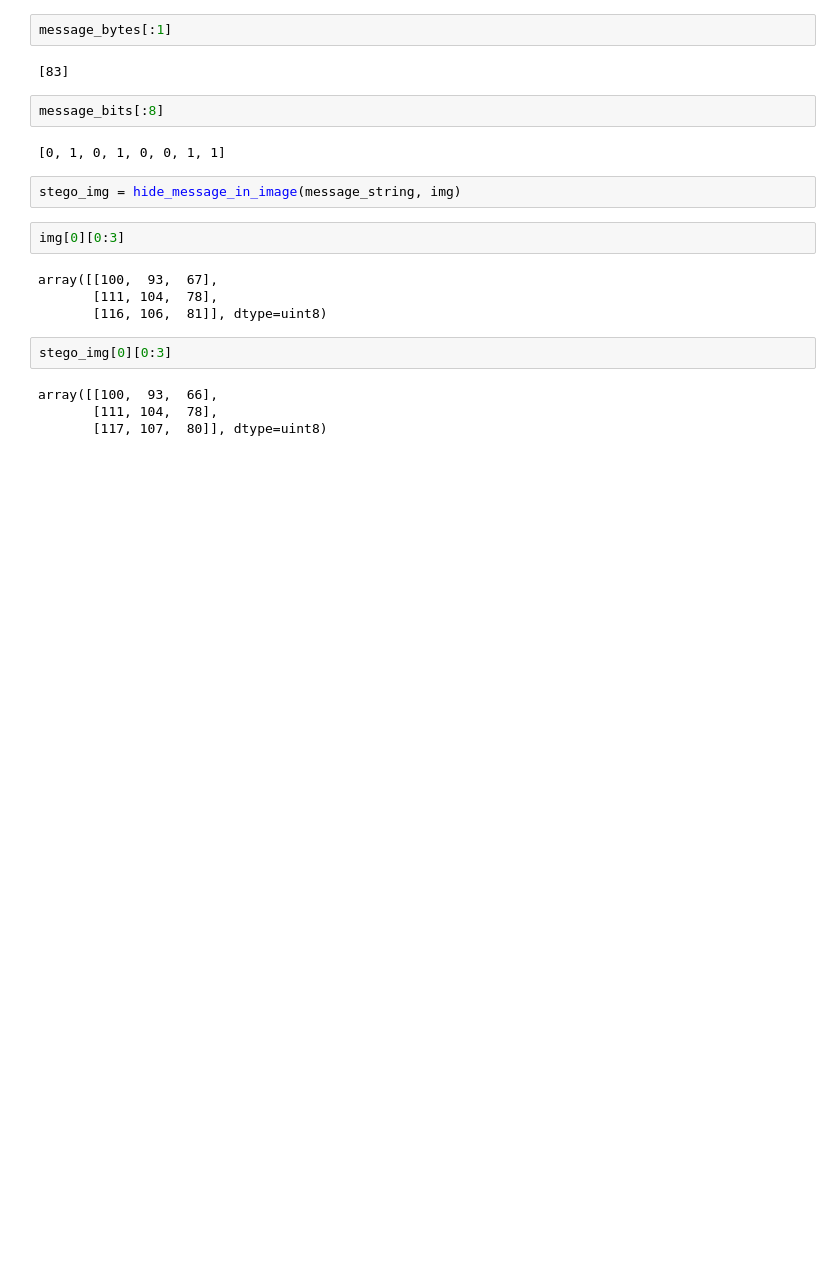
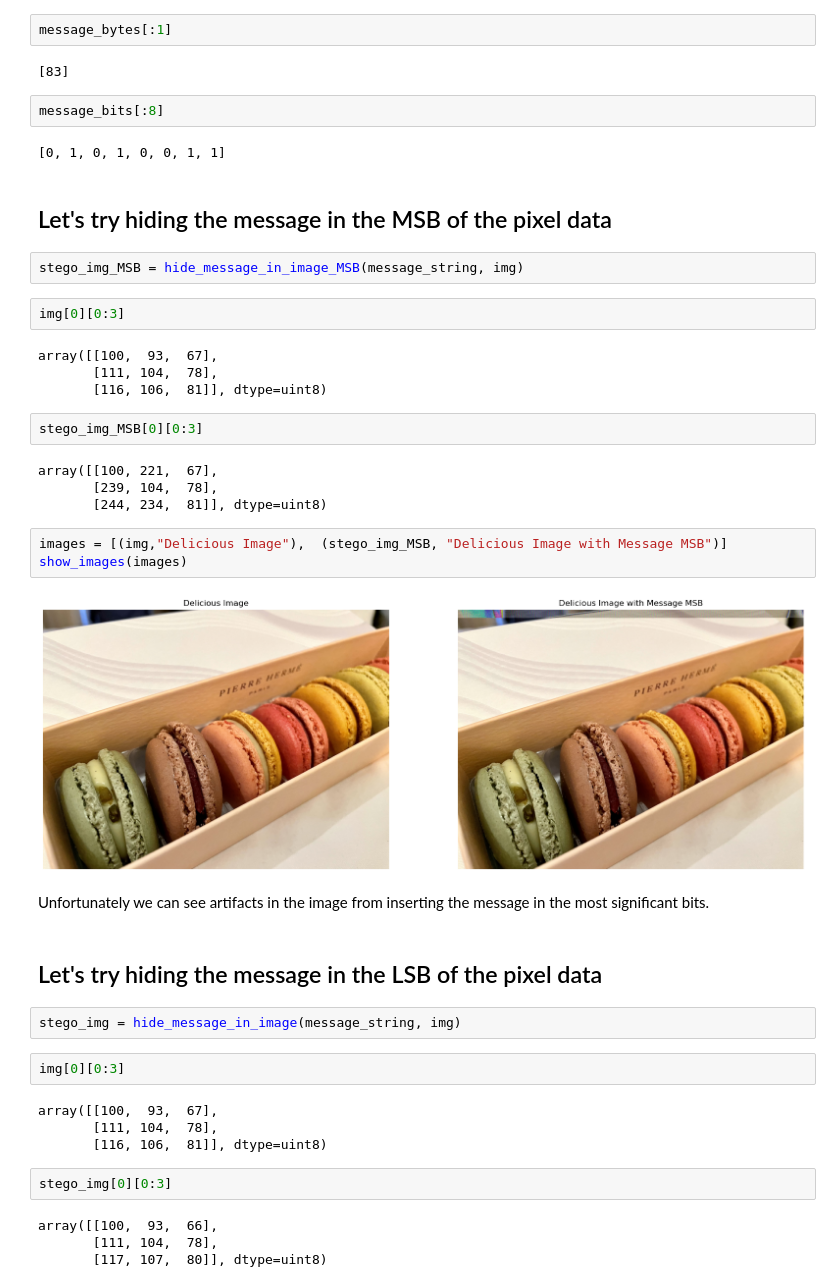
Before and after one commit to mmobarak/steganography-demo-notebook, a Jupyter notebook: steganography-demo.ipynb, the cells around one changed output. Cells and saved outputs as stored; diff of their text form; blank space fills up the shorter version.

```diff
--- a/steganography-demo.ipynb
+++ b/steganography-demo.ipynb
@@ -39,6 +36,31 @@ message_bytes[:1]
 message_bits[:8]
 # %% [output]
 [0, 1, 0, 1, 0, 0, 1, 1]
+# %% [markdown]
+## Let's try hiding the message in the MSB of the pixel data
+# %%
+stego_img_MSB = hide_message_in_image_MSB(message_string, img)
+# %%
+img[0][0:3]
+# %% [output]
+array([[100,  93,  67],
+       [111, 104,  78],
+       [116, 106,  81]], dtype=uint8)
+# %%
+stego_img_MSB[0][0:3]
+# %% [output]
+array([[100, 221,  67],
+       [239, 104,  78],
+       [244, 234,  81]], dtype=uint8)
+# %%
+images = [(img,"Delicious Image"),  (stego_img_MSB, "Delicious Image with Message MSB")]
+show_images(images)
+# %% [output]
+[figure, added]
+# %% [markdown]
+Unfortunately we can see artifacts in the image from inserting the message in the most significant bits.
+# %% [markdown]
+## Let's try hiding the message in the LSB of the pixel data
 # %%
 stego_img = hide_message_in_image(message_string, img)
 # %%
```
Also changed, not shown: parts of 11 cells of this notebook, 2 other files.
